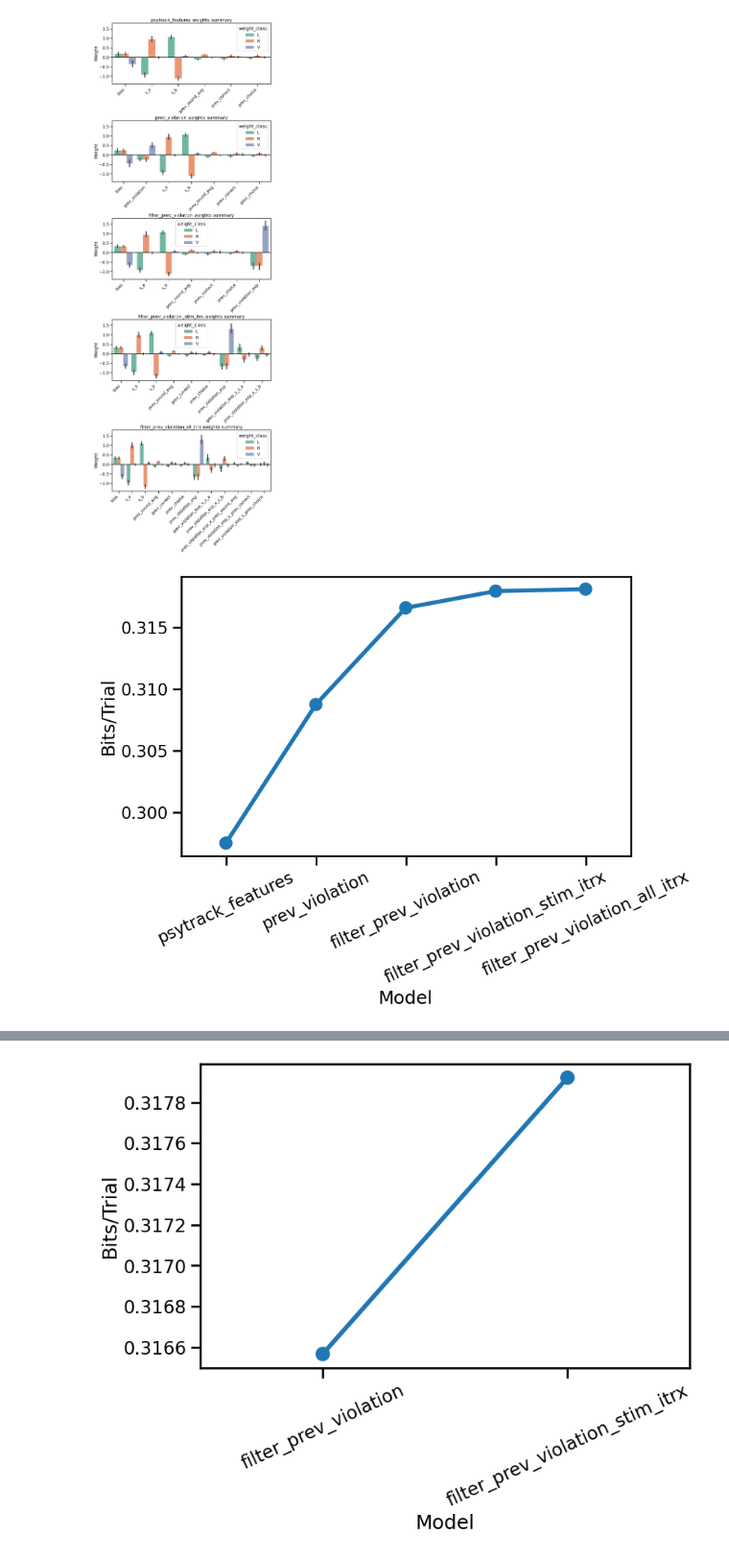
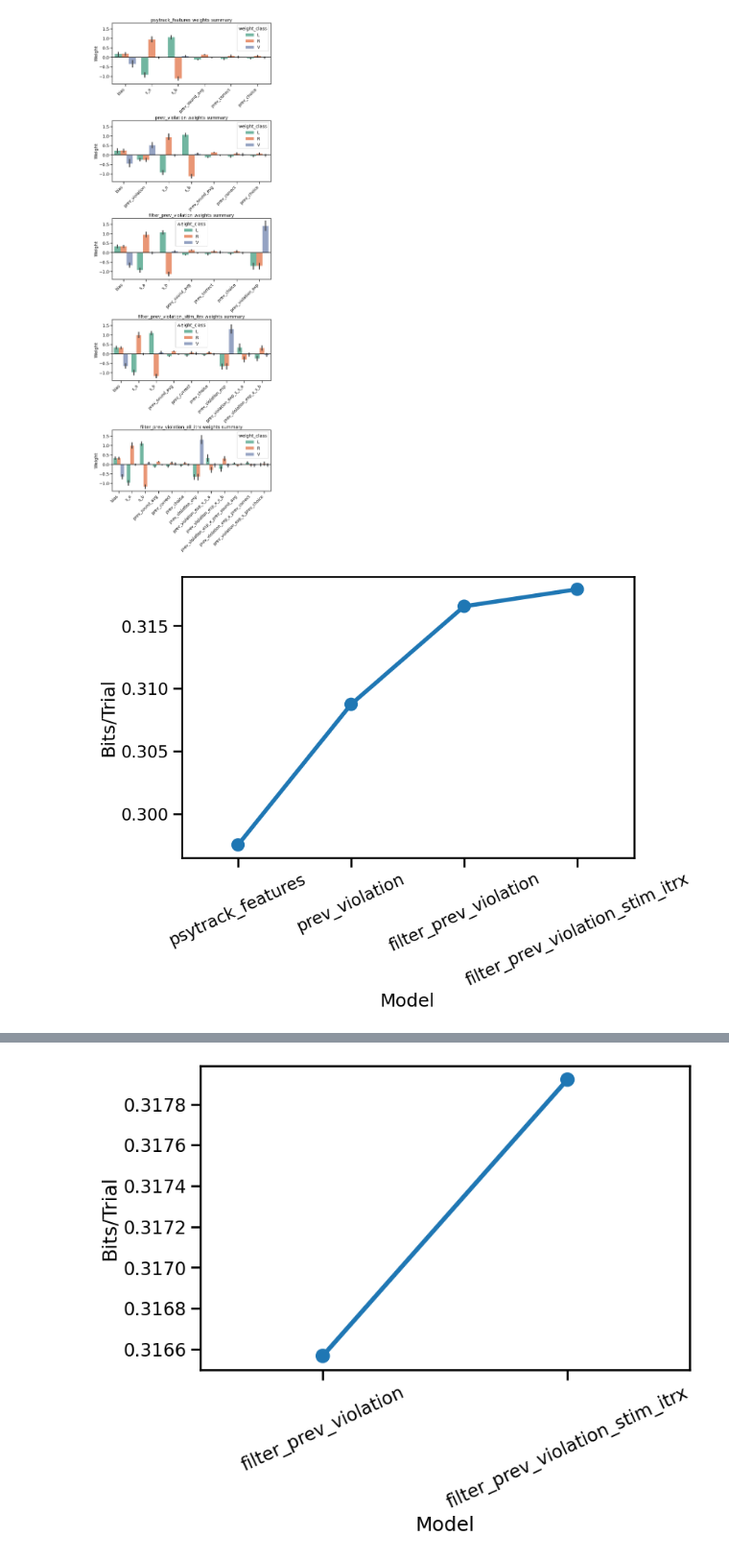
Before and after one commit to jess-breda/violations-multinomial, a Jupyter notebook: notebooks/2024_02_19_EXP_compare_filtered_prev_violation_itrxs.ipynb, the cells around one changed output, grey strips where cells are left out. Shown at 96% size. Saved outputs shown, nothing was run; the diff lists cells and outputs as text; code cells hidden in the pictures.

Commit message:
updated import and plots for 2/23 meeting

```diff
--- a/notebooks/2024_02_19_EXP_compare_filtered_prev_violation_itrxs.ipynb
+++ b/notebooks/2024_02_19_EXP_compare_filtered_prev_violation_itrxs.ipynb
@@ -164,10 +164,10 @@ for ii, (model_name, model_df) in enumerate(best_fit_by_model.groupby("model_nam
 # %%
 fig, ax = plt.subplots(1, 1, figsize=(8, 5))
 mvc.plot_model_comparison(
     hue=None,
     ax=ax,
-    order=ORDER,
+    order=ORDER[0:-1],
     errorbar=None,
 )
 # %% [output]
-[figure, old version]
+[figure, new version]
```
Also changed, not shown: parts of 6 cells of this notebook.
